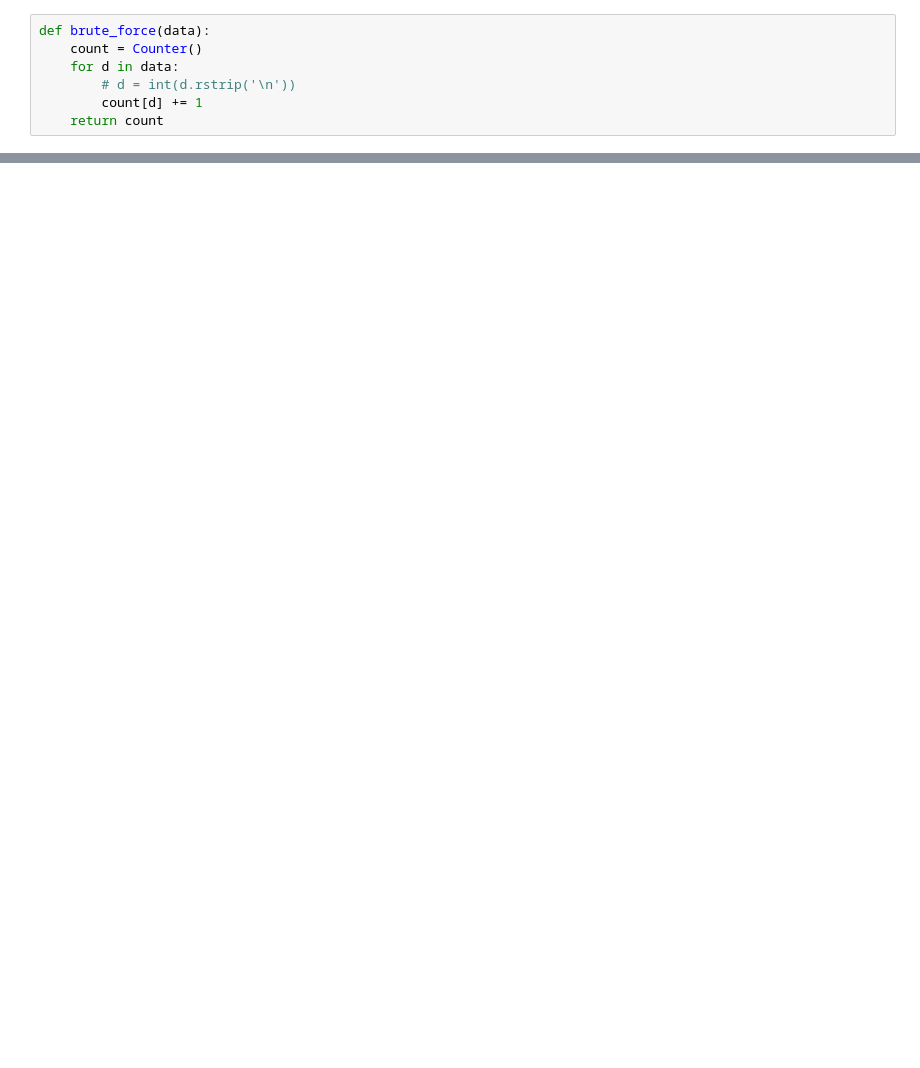
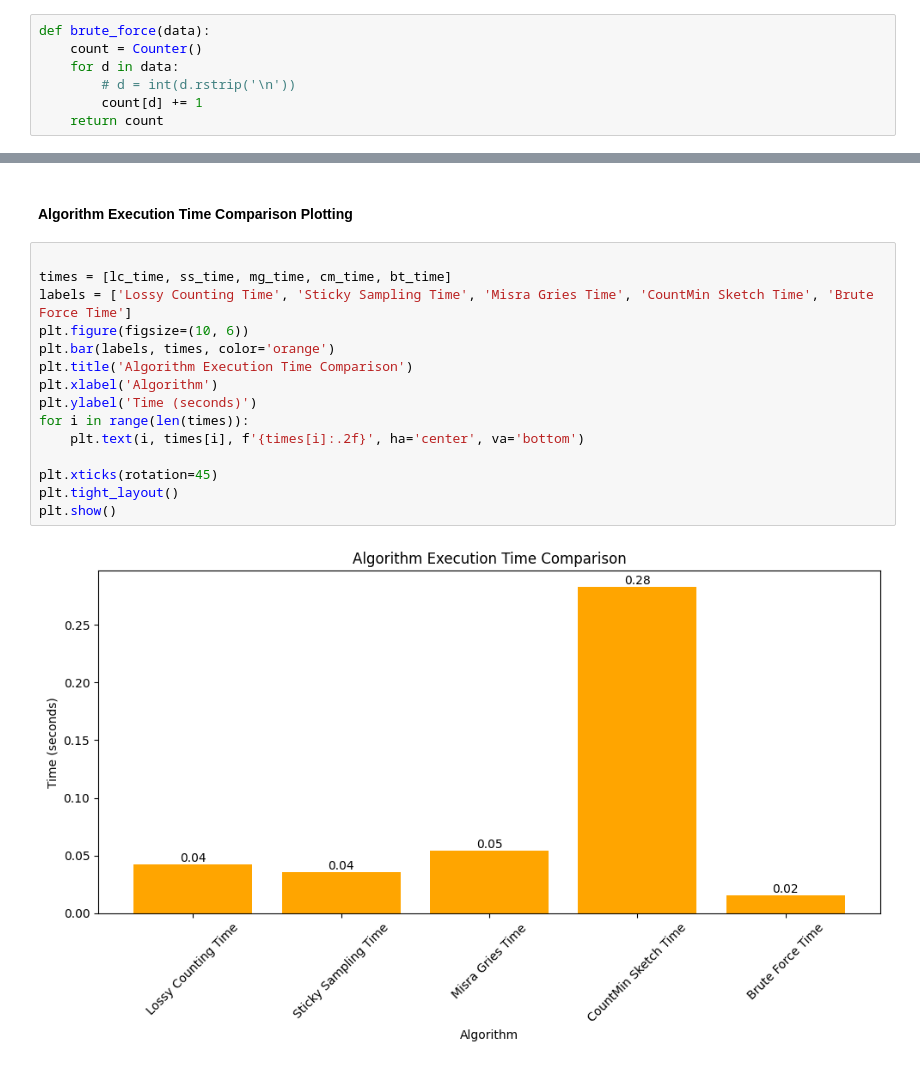
Before and after one commit to KingofGuava/Taming-Big-Data-FP, a Jupyter notebook: FP_Lossy_Count.ipynb, the cells around one changed output, grey strips where cells are left out. Cells and saved outputs as stored; diff of their text form; blank space fills up the shorter version.

```diff
--- a/FP_Lossy_Count.ipynb
+++ b/FP_Lossy_Count.ipynb
@@ -93,0 +295,19 @@ Brute Force Ground Truth： Counter({'the': 4846, 'to': 4405, 'of': 3960, 'and':
+# %% [markdown]
+#### Algorithm Execution Time Comparison Plotting
+# %%
+
+times = [lc_time, ss_time, mg_time, cm_time, bt_time]
+labels = ['Lossy Counting Time', 'Sticky Sampling Time', 'Misra Gries Time', 'CountMin Sketch Time', 'Brute Force Time']
+plt.figure(figsize=(10, 6))
+plt.bar(labels, times, color='orange')
+plt.title('Algorithm Execution Time Comparison')
+plt.xlabel('Algorithm')
+plt.ylabel('Time (seconds)')
+for i in range(len(times)):
+    plt.text(i, times[i], f'{times[i]:.2f}', ha='center', va='bottom')
+
+plt.xticks(rotation=45)
+plt.tight_layout()
+plt.show()
+# %% [output]
+[figure, added]
```
Also changed, not shown: parts of 18 cells of this notebook, 2 other files.
